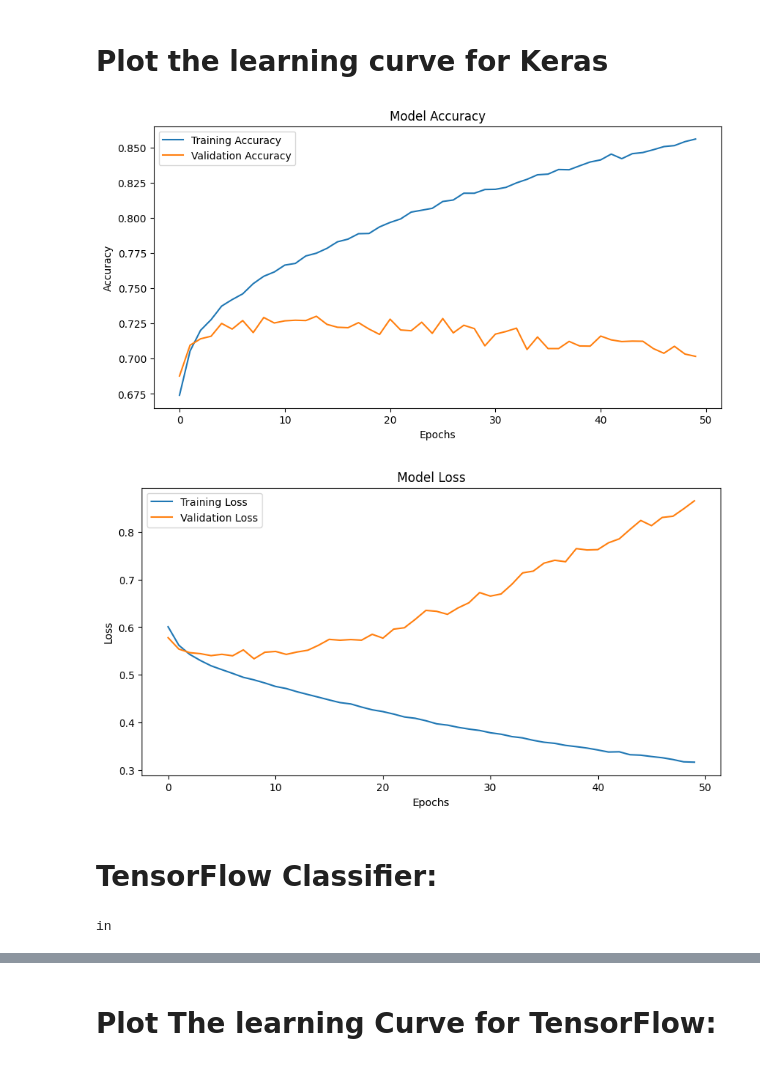
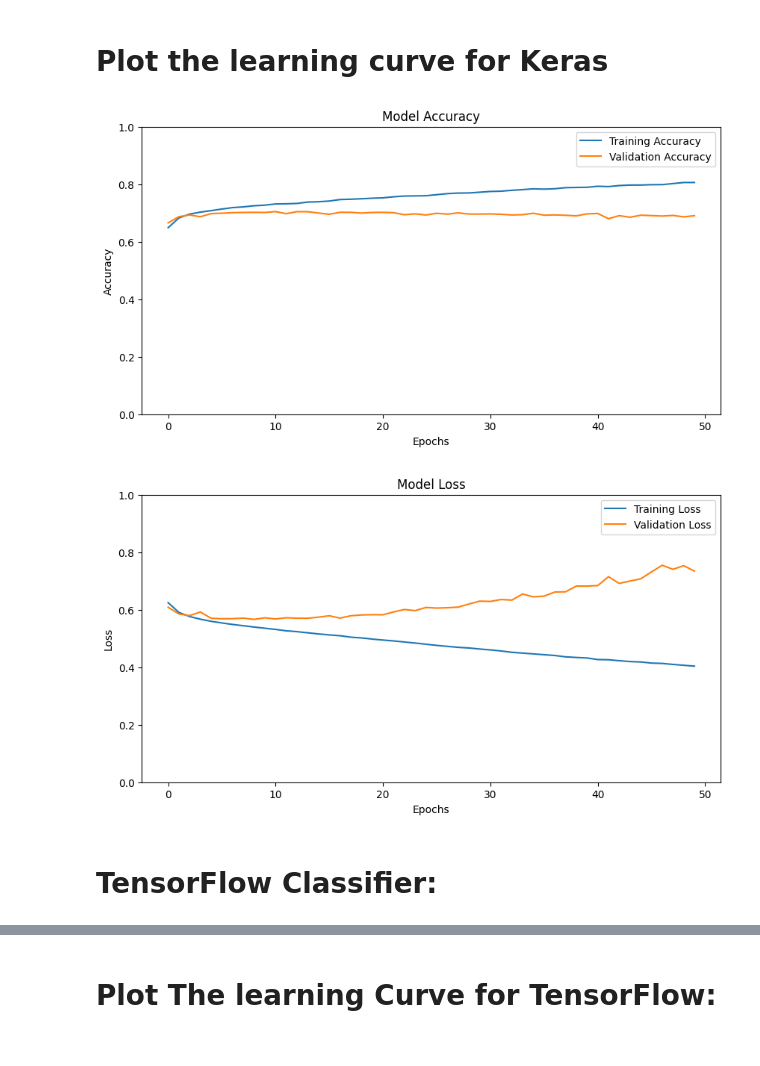
Before and after one commit to sboof911/Churn, a Jupyter notebook: churn.ipynb, the cells around one changed output, grey strips where cells are left out. Cells and saved outputs as stored; diff of their text form; code cells hidden in the pictures.

```diff
--- a/churn.ipynb
+++ b/churn.ipynb
@@ -79,8 +81,12 @@ plt.show()
+# %%
+from sklearn.preprocessing import MinMaxScaler
+
+scaler_Normalize = MinMaxScaler()
+scaler_Normalize.fit(DataFrame)
+DataFrame = pd.DataFrame(scaler_Normalize.transform(DataFrame), columns=DataFrame.columns)
 # %% [markdown]
 # Balance The DataFrame:
 # %%
-from sklearn.preprocessing import StandardScaler
-
 def getDataSplit():
     # Balance The DataSet:
     TrueValues = DataFrame['TARGET']
@@ -89,9 +95,6 @@ def getDataSplit():
     BalancedNonChurnValues = NonChurnedValues.sample(n=len(ChurnedValues), random_state=42)
     y_values = pd.concat([ChurnedValues, BalancedNonChurnValues])
     x_values = DataFrame.drop(columns='TARGET').loc[y_values.index]
-    # TODO: Need to Normalize x_value
-    scaler = StandardScaler()
-    x_values = pd.DataFrame(scaler.fit_transform(x_values), columns=x_values.columns)
 
     return x_values, y_values
 # %% [markdown]
@@ -293,31 +293,29 @@ weighted avg       0.70      0.70      0.70     11556
 # %%
 import matplotlib.pyplot as plt
 
-# Plot training and validation accuracy
+# Plot accuracy
 plt.figure(figsize=(10, 5))
 plt.plot(history.history['accuracy'], label='Training Accuracy')
 plt.plot(history.history['val_accuracy'], label='Validation Accuracy')
 plt.title('Model Accuracy')
 plt.xlabel('Epochs')
 plt.ylabel('Accuracy')
+plt.ylim(0, 1)
 plt.legend()
 plt.show()
 
-# Plot training and validation loss
+# Plot loss
 plt.figure(figsize=(10, 5))
 plt.plot(history.history['loss'], label='Training Loss')
 plt.plot(history.history['val_loss'], label='Validation Loss')
 plt.title('Model Loss')
 plt.xlabel('Epochs')
 plt.ylabel('Loss')
+plt.ylim(0, 1)
 plt.legend()
 plt.show()
 # %% [output]
-[figure, old version]
+[figure, new version]
-[figure, old version]
+[figure, new version]
 # %% [markdown]
 # TensorFlow Classifier:
-# %%
-print('in')
-# %% [output]
-in
```
Also changed, not shown: parts of 10 cells of this notebook.
